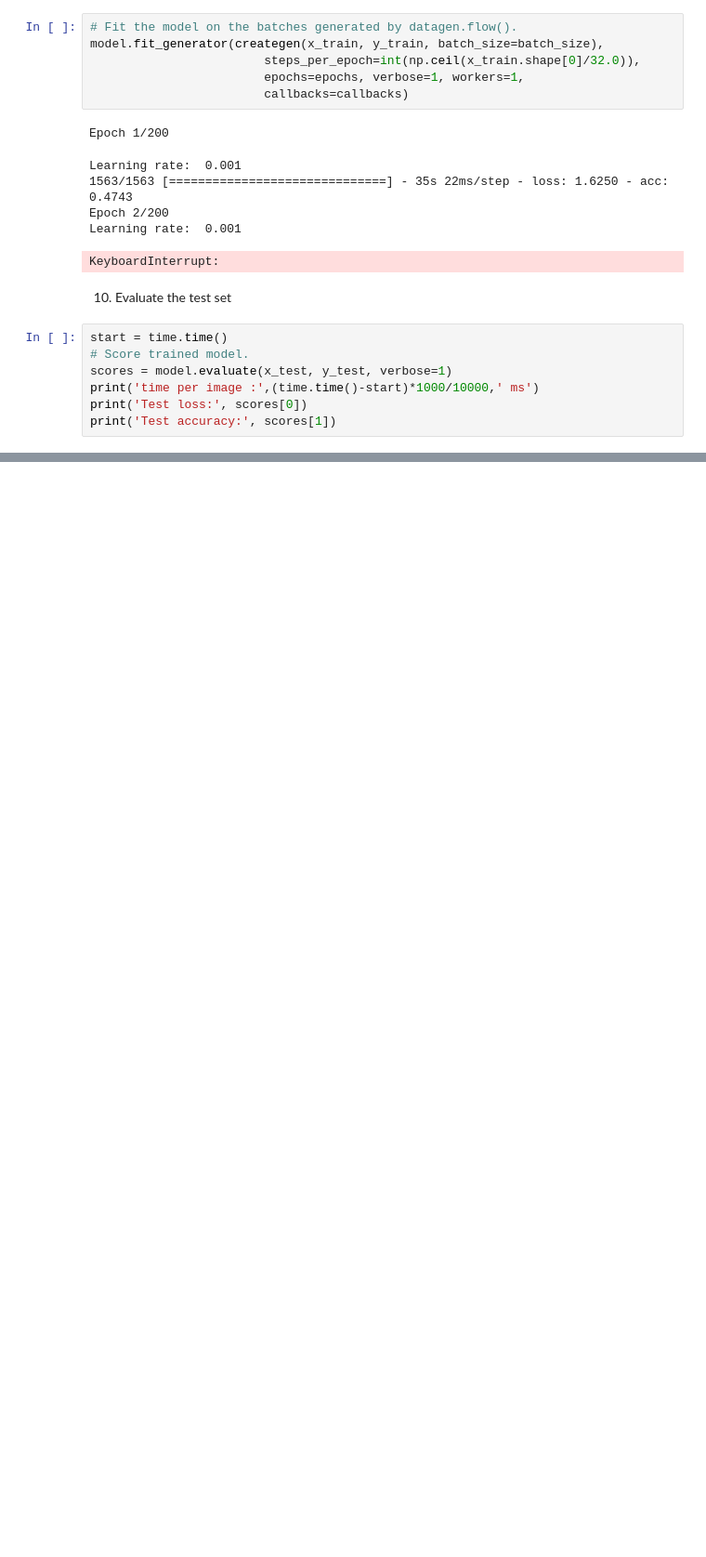
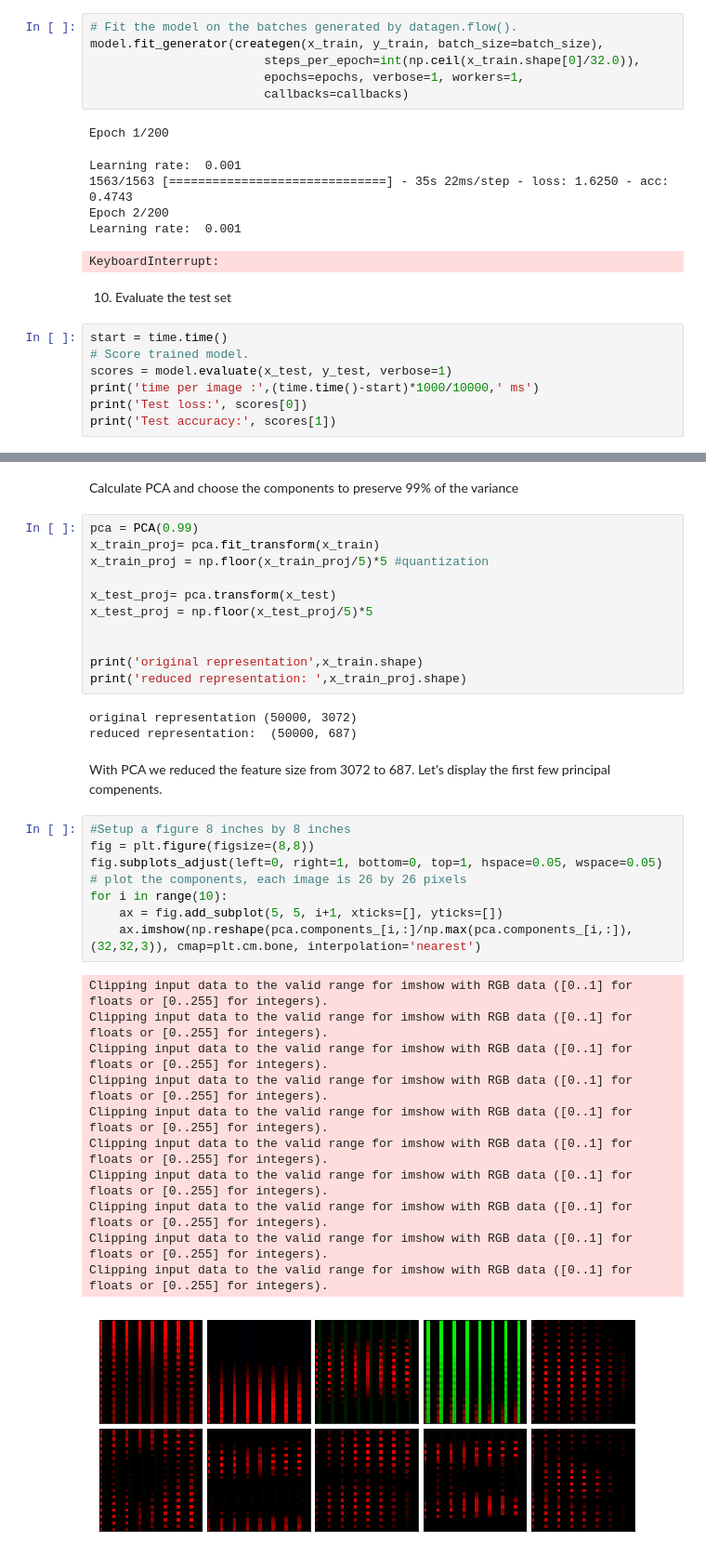
Before and after one commit to chamain/DavisSML, a Jupyter notebook: Project208/Project Report.ipynb, the cells around one changed output, grey strips where cells are left out. Shown: that part at 93% size. Saved outputs shown, nothing was run; the diff lists cells and outputs as text; blank space fills up the shorter version.

```diff
--- a/Project208/Project Report.ipynb
+++ b/Project208/Project Report.ipynb
@@ -399,0 +521,38 @@ print('Test accuracy:', scores[1])
+# %% [markdown]
+Calculate PCA and choose the components to preserve 99% of the variance
+# %%
+pca = PCA(0.99)
+x_train_proj= pca.fit_transform(x_train)
+x_train_proj = np.floor(x_train_proj/5)*5 #quantization
+
+x_test_proj= pca.transform(x_test)
+x_test_proj = np.floor(x_test_proj/5)*5
+
+
+print('original representation',x_train.shape)
+print('reduced representation: ',x_train_proj.shape)
+# %% [output]
+original representation (50000, 3072)
+reduced representation:  (50000, 687)
+# %% [markdown]
+With PCA we reduced the feature size from 3072 to 687. Let's display the first few principal compenents.
+# %%
+#Setup a figure 8 inches by 8 inches
+fig = plt.figure(figsize=(8,8))
+fig.subplots_adjust(left=0, right=1, bottom=0, top=1, hspace=0.05, wspace=0.05)
+# plot the components, each image is 26 by 26 pixels
+for i in range(10):
+    ax = fig.add_subplot(5, 5, i+1, xticks=[], yticks=[])
+    ax.imshow(np.reshape(pca.components_[i,:]/np.max(pca.components_[i,:]), (32,32,3)), cmap=plt.cm.bone, interpolation='nearest')
+# %% [output]
+Clipping input data to the valid range for imshow with RGB data ([0..1] for floats or [0..255] for integers).
+Clipping input data to the valid range for imshow with RGB data ([0..1] for floats or [0..255] for integers).
+Clipping input data to the valid range for imshow with RGB data ([0..1] for floats or [0..255] for integers).
+Clipping input data to the valid range for imshow with RGB data ([0..1] for floats or [0..255] for integers).
+Clipping input data to the valid range for imshow with RGB data ([0..1] for floats or [0..255] for integers).
+Clipping input data to the valid range for imshow with RGB data ([0..1] for floats or [0..255] for integers).
+Clipping input data to the valid range for imshow with RGB data ([0..1] for floats or [0..255] for integers).
+Clipping input data to the valid range for imshow with RGB data ([0..1] for floats or [0..255] for integers).
+Clipping input data to the valid range for imshow with RGB data ([0..1] for floats or [0..255] for integers).
+Clipping input data to the valid range for imshow with RGB data ([0..1] for floats or [0..255] for integers).
+[figure, added]
```
Also changed, not shown: parts of 27 cells of this notebook.
